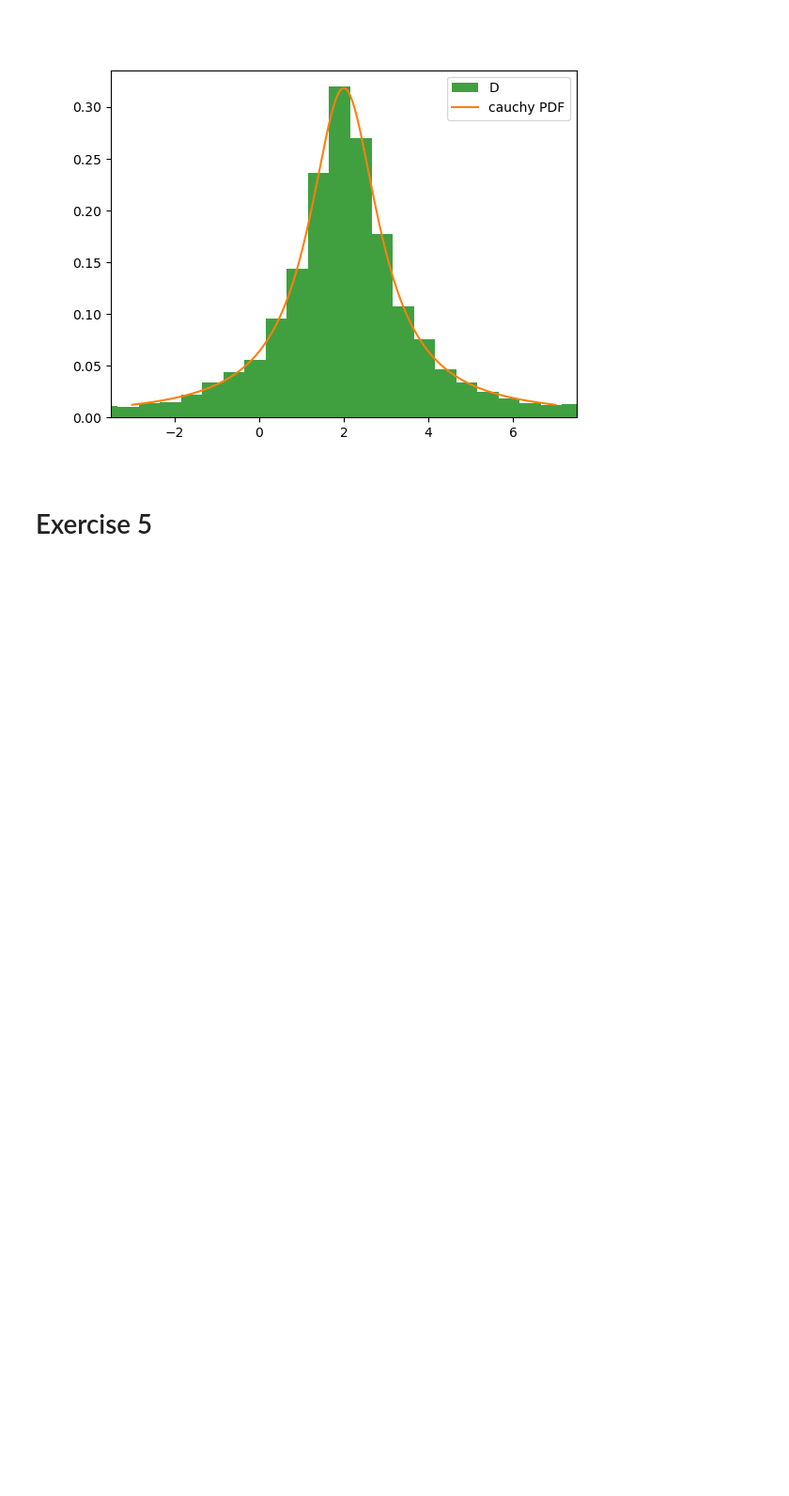
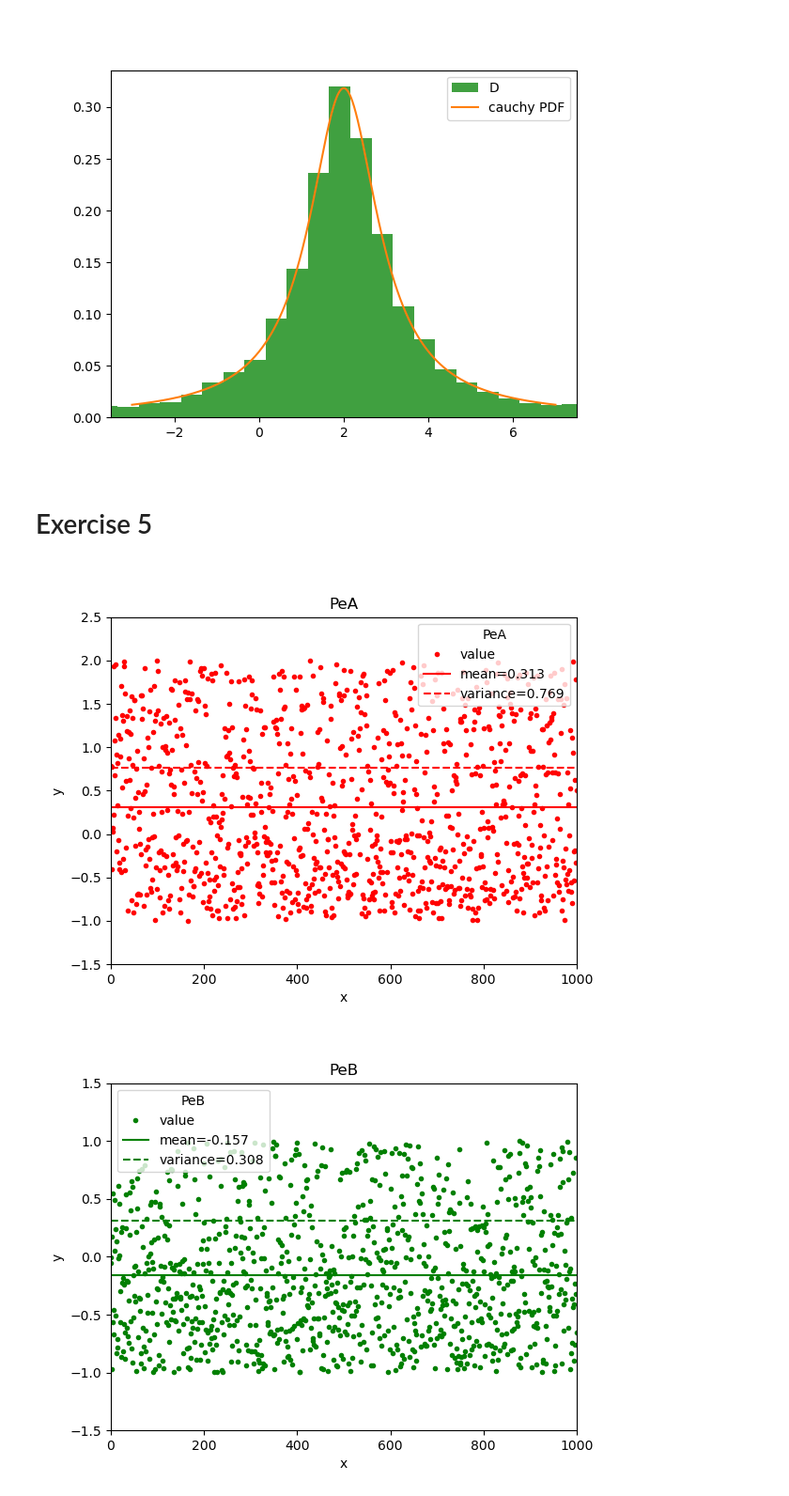
Before and after one commit to RedOrbweaver/STSex, a Jupyter notebook: ex0.ipynb, the cells around one changed output. Shown at 94% size. Cells and saved outputs as stored; diff of their text form; code cells hidden in the pictures; blank space fills up the shorter version.

```diff
--- a/ex0.ipynb
+++ b/ex0.ipynb
@@ -164,3 +163,29 @@ plt.legend()
 [figure]
 # %% [markdown]
 # Exercise 5
+# %%
+import sys
+epsilon = sys.float_info.epsilon
+
+nsamp = 1000
+
+def GenSamplesF(n, f, mn, mx):
+    samples = []
+    while len(samples) < n:
+        #p = ((i/n) * (mx-mn))+mn
+        p = np.random.rand() * (mx-mn) + mn
+        if(np.random.rand() <= f(p)):
+            samples.append(p)
+    return samples
+
+PeA = lambda e: 0.5 if (e > -1 and e < 0) else 0.25 if (e >= 0 and e < 2) else 0
+seqA = GenSamplesF(nsamp, PeA, -1+epsilon, 2-epsilon)
+
+PeB = lambda e: -e if (e > -1 and e < 0) else 0.5 if (e >= 0 and e < 1) else 0
+seqB = GenSamplesF(nsamp, PeA, -1+epsilon, 1-epsilon)
+
+DrawSequenceMeanVariance(seqA, "PeA", "r", -1.5, 2.5)
+DrawSequenceMeanVariance(seqB, "PeB", "g", -1.5, 1.5)
+# %% [output]
+[figure, added]
+[figure, added]
```
Also changed, not shown: parts of 3 cells of this notebook.
